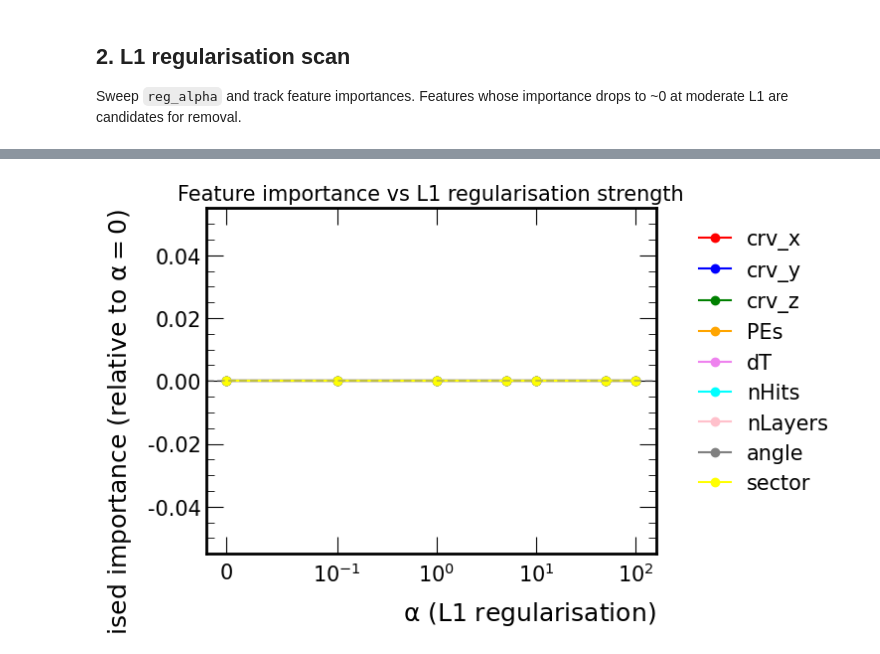
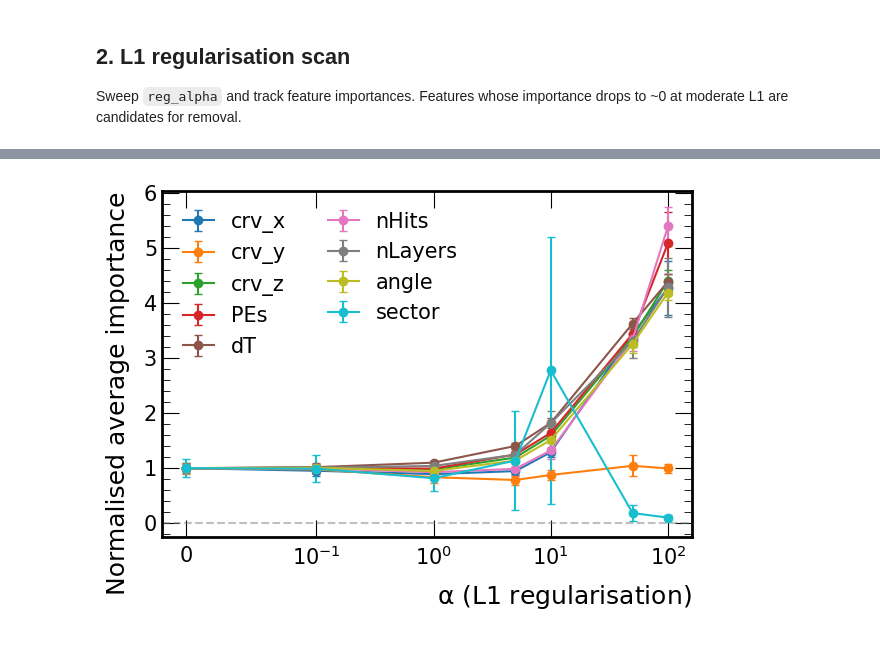
Before and after one commit to sam-grant/mu2e-cosmic, a Jupyter notebook: notebooks/ml/xgboost/feature_engineering.ipynb, the cells around one changed output, grey strips where cells are left out. Drawn from its saved outputs; the diff is of its cells as text; code cells hidden in the pictures.

```diff
--- a/notebooks/ml/xgboost/feature_engineering.ipynb
+++ b/notebooks/ml/xgboost/feature_engineering.ipynb
@@ -121,18 +107,0 @@ plt.show()
-# %%
-# Baseline: all features
-baseline = train_with_features(data, all_features, "baseline", best_hp)
-print(f"Baseline ({len(all_features)} features): test AUC={baseline['test_auc']:.6f}, deadtime={baseline['deadtime']*100:.3f}%")
-
-# Drop one feature at a time
-ablation_results = []
-for feat in all_features:
-    reduced = [f for f in all_features if f != feat]
-    result = train_with_features(data, reduced, f"drop_{feat}", best_hp)
-    result["dropped"] = feat
-    result["n_features"] = len(reduced)
-    ablation_results.append(result)
-    delta_auc = result["test_auc"] - baseline["test_auc"]
-    print(f"  Drop {feat:>10s}: test AUC={result['test_auc']:.6f} (delta={delta_auc:+.6f}), deadtime={result['deadtime']*100:.3f}%")
-
-ablation_df = pd.DataFrame(ablation_results).sort_values("test_auc", ascending=False)
-display(ablation_df)
@@ -226,26 +299,30 @@ l1_df = pd.DataFrame(importance_records)
 # %%
-# Plot feature importance vs L1 strength
-fig, ax = plt.subplots(figsize=(8, 5))
+import matplotlib.cm as cm
 
-for feat in all_features:
+colours = cm.tab10(np.linspace(0, 1, len(all_features)))
+
+fig, ax = plt.subplots() # figsize=(, 5))
+
+for i, feat in enumerate(all_features):
     feat_data = l1_df[l1_df["feature"] == feat]
-    # Normalise importance relative to alpha=0 value
-    base_imp = feat_data[feat_data["reg_alpha"] == 0]["importance"].values[0]
+    base_imp = feat_data[feat_data["reg_alpha"] == 0]["importance_mean"].values[0]
     if base_imp > 0:
-        norm_imp = feat_data["importance"].values / base_imp
+        norm_mean = feat_data["importance_mean"].values / base_imp
+        norm_std = feat_data["importance_std"].values / base_imp
     else:
-        norm_imp = feat_data["importance"].values
-    ax.plot(feat_data["reg_alpha"], norm_imp, marker="o", label=feat)
+        norm_mean = feat_data["importance_mean"].values
+        norm_std = feat_data["importance_std"].values
+    ax.errorbar(feat_data["reg_alpha"], norm_mean, yerr=norm_std,
+                marker="o", label=feat, capsize=3, color=colours[i])
 
 ax.set_xlabel(r"$\alpha$ (L1 regularisation)")
 ax.set_xscale("symlog", linthresh=0.1)
-ax.set_ylabel("Normalised importance (relative to $\\alpha=0$)")
-ax.set_title("Feature importance vs L1 regularisation strength")
-ax.legend(bbox_to_anchor=(1.05, 1), loc="upper left")
+ax.set_ylabel("Normalised average importance")
+ax.legend(loc="upper left", ncols=2) # bbox_to_anchor=(1.05, 1), loc="upper left")
 ax.axhline(0, color="grey", linestyle="--", alpha=0.5)
 
 plt.tight_layout()
-plt.savefig(f"../../../output/images/ml/{run}/features/l1_importance.png")
+plt.savefig(f"../../../output/images/ml/{run}/features/l1_importance_cv.png")
 plt.show()
 # %% [output]
-[figure, old version]
+[figure, new version]
```
Also changed, not shown: parts of 45 cells of this notebook.
